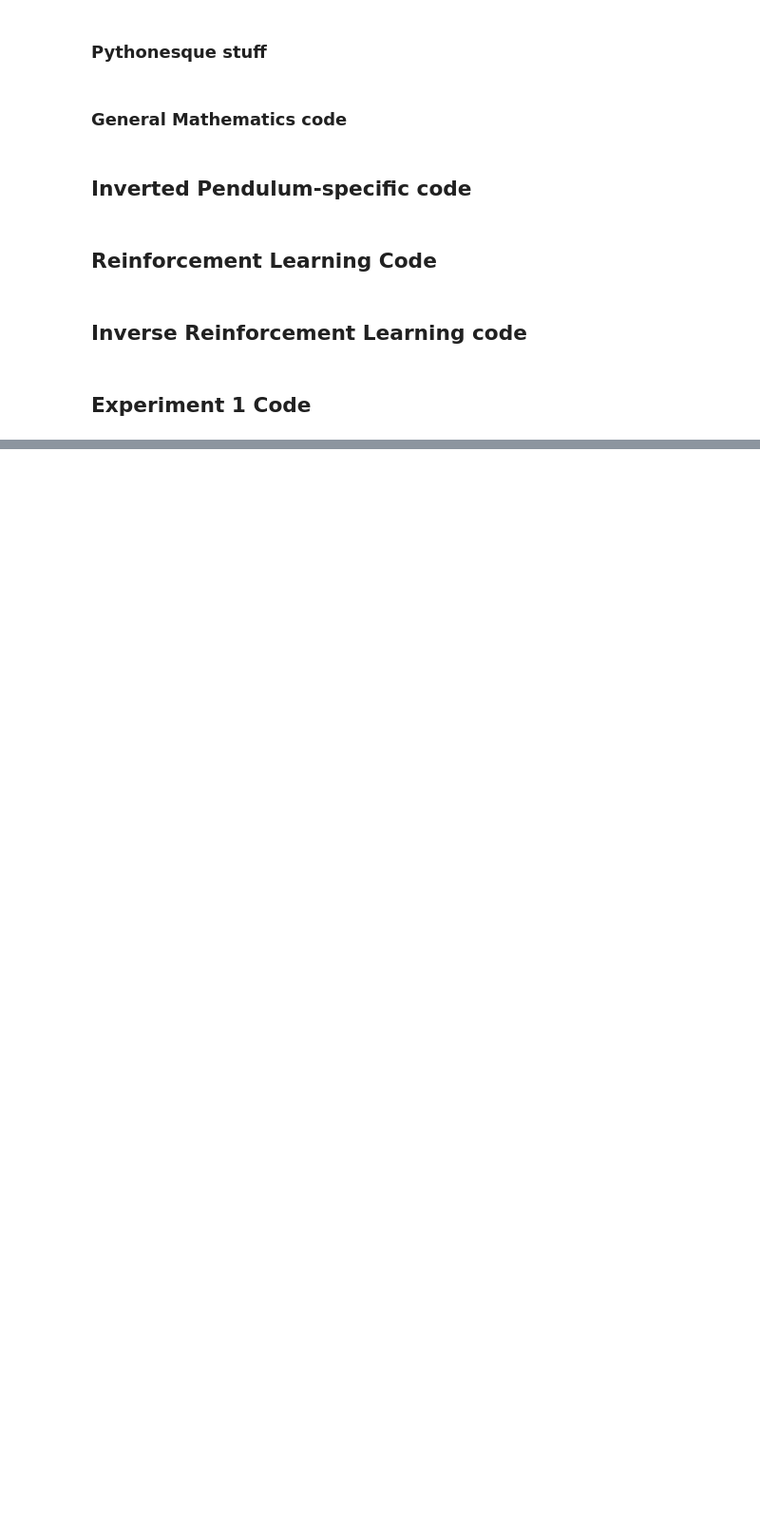
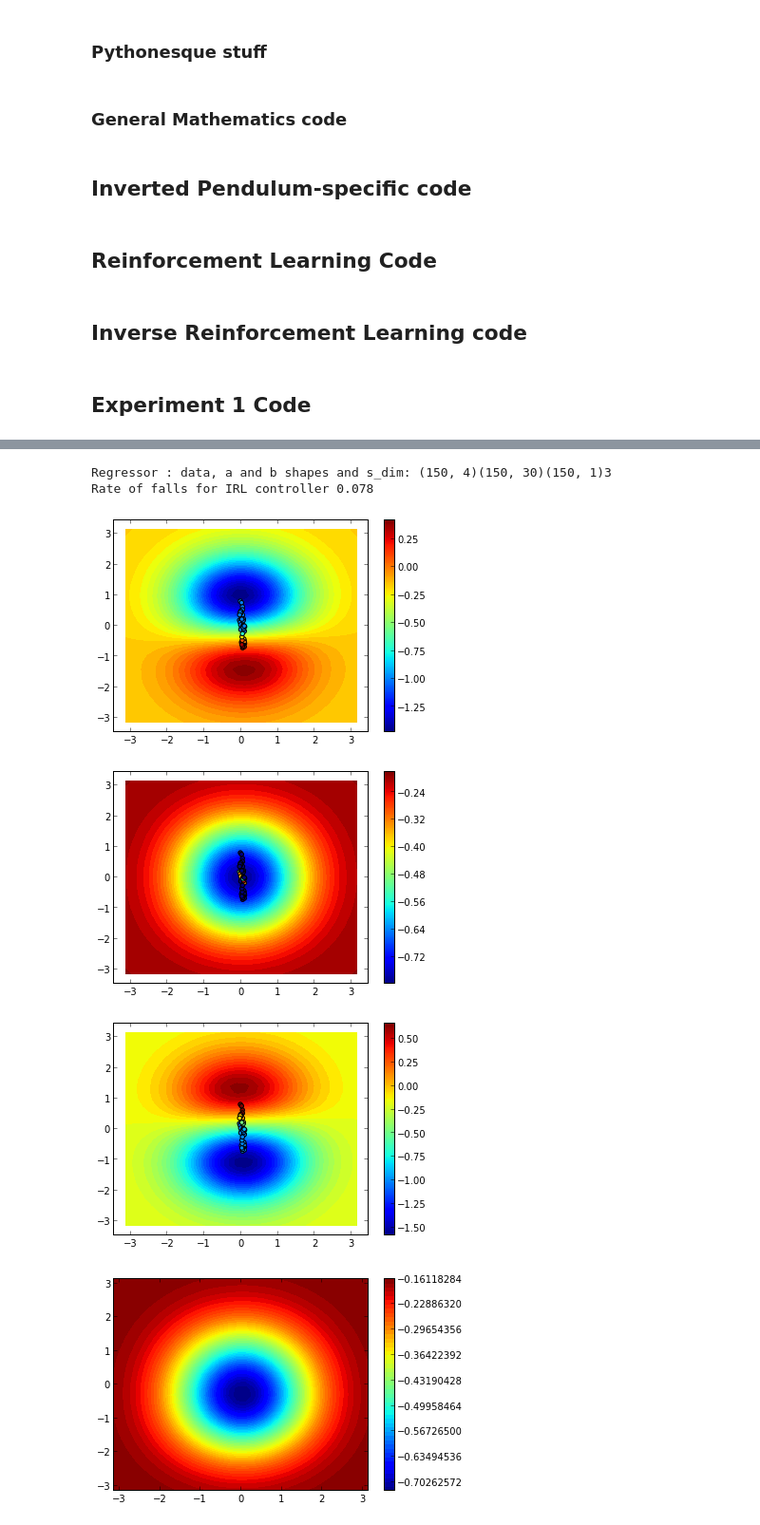
Before and after one commit to edouardklein/RL-and-IRL, a Jupyter notebook: Exp1.ipynb, the cells around one changed output, grey strips where cells are left out. Shown at 95% size. Cells and saved outputs as stored; diff of their text form; code cells hidden in the pictures; blank space fills up the shorter version.

```diff
--- a/Exp1.ipynb
+++ b/Exp1.ipynb
@@ -479,0 +626,62 @@ X shape (10, 1)
+# %%
+def regressor(data):
+    a=squeeze(phi(data[:,0:3]))
+    b=data[:,3:]
+    print "Regressor : data, a and b shapes and s_dim: "+str(data.shape)+str(a.shape)+str(b.shape)+str(3)
+    x=lstsq(a,b,rcond=0.1)[0]
+    savetxt( "../Code/InvertedPendulum/test.mat", x)
+    #x=dot( dot( inv( dot(a.transpose(),a)-identity(30)), a.transpose()),b)
+    #x=genfromtxt("../Code/InvertedPendulum/Cascading_Exp4_omega.mat")
+    #print "Regressor : x.shape : "+str(x.shape)
+    return lambda sa:dot(x.transpose(),phi(sa))
+reg = regressor( regression_matrix )
+CSI_reward = lambda sas: squeeze(reg(sas[:3]))
+R_0 = lambda p,s: squeeze( reg(zip_stack(p,s,0*ones(p.shape))))
+R_1 = lambda p,s: squeeze( reg(zip_stack(p,s,1*ones(p.shape))))
+R_2 = lambda p,s: squeeze( reg(zip_stack(p,s,2*ones(p.shape))))
+#inverted_pendulum_plot(R_0)
+pos = linspace(-pi,pi,30)
+speed = linspace(-pi,pi,30)
+pos,speed = meshgrid(pos,speed)
+Z = R_0(pos,speed)
+fig = figure()
+contourf(pos,speed,Z,50)
+scatter(sr_0[:,0],sr_0[:,1],s=20,c=sr_0[:,3], marker = 'o', )#cmap = cm.jet );
+clim(vmin=min(Z.reshape(-1)),vmax=max(Z.reshape(-1)))
+colorbar()
+figure()
+Z = R_1(pos,speed)
+contourf(pos,speed,Z,50)
+scatter(sr_1[:,0],sr_1[:,1],s=20,c=sr_1[:,3], marker = 'o', )#cmap = cm.jet );
+clim(vmin=min(Z.reshape(-1)),vmax=max(Z.reshape(-1)))
+colorbar()
+figure()
+Z = R_2(pos,speed)
+contourf(pos,speed,Z,50)
+scatter(sr_2[:,0],sr_2[:,1],s=20,c=sr_2[:,3], marker = 'o', )#cmap = cm.jet );
+clim(vmin=min(Z.reshape(-1)),vmax=max(Z.reshape(-1)))
+colorbar()
+figure()
+def mean_reward(s,p):
+    actions = [a*ones(s.shape) for a in ACTION_SPACE]
+    matrices = [zip_stack(s,p,a) for a in actions]
+    return mean(array([squeeze(reg(m)) for m in matrices]), axis=0)
+inverted_pendulum_plot(mean_reward)
+def inverted_pendulum_expert_trace( reward ):
+    data = inverted_pendulum_random_trace(reward=reward)
+    policy,omega = lspi( data, s_dim=2,a_dim=1, A=ACTION_SPACE, phi=inverted_pendulum_phi, phi_dim=30, iterations_max=3 )
+    inverted_pendulum_plot(inverted_pendulum_V(omega))
+    two_args_pol = lambda p,s:squeeze(policy(zip_stack(p,s)))
+    inverted_pendulum_plot(two_args_pol,contour_levels=3)
+    return inverted_pendulum_trace( policy,run_length=EXPERT_RUN_LENGTH ),policy,omega
+#data_CSI,policy_CSI,omega_CSI = inverted_pendulum_expert_trace(inverted_pendulum_reward)
+#data_CSI,policy_CSI,omega_CSI = inverted_pendulum_expert_trace(CSI_reward)
+CSI_falls_rate = - mean( data_CSI[:,5] )
+print "Rate of falls for IRL controller "+str(CSI_falls_rate)
+# %% [output]
+Regressor : data, a and b shapes and s_dim: (150, 4)(150, 30)(150, 1)3
+Rate of falls for IRL controller 0.078
+[figure, added]
+[figure, added]
+[figure, added]
+[figure, added]
```
Also changed, not shown: parts of 9 cells of this notebook, 1 other file.
